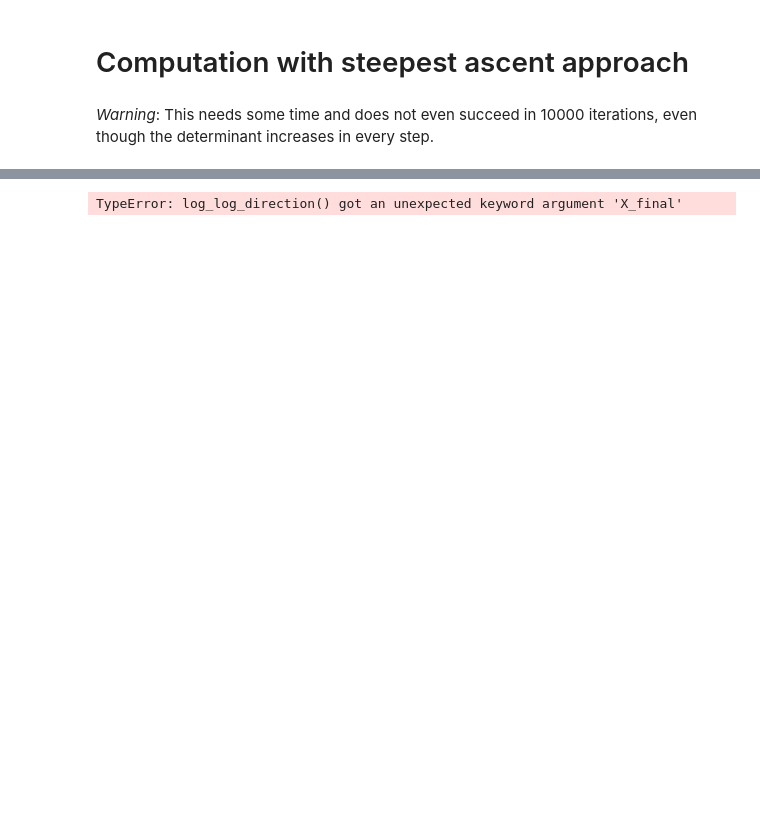
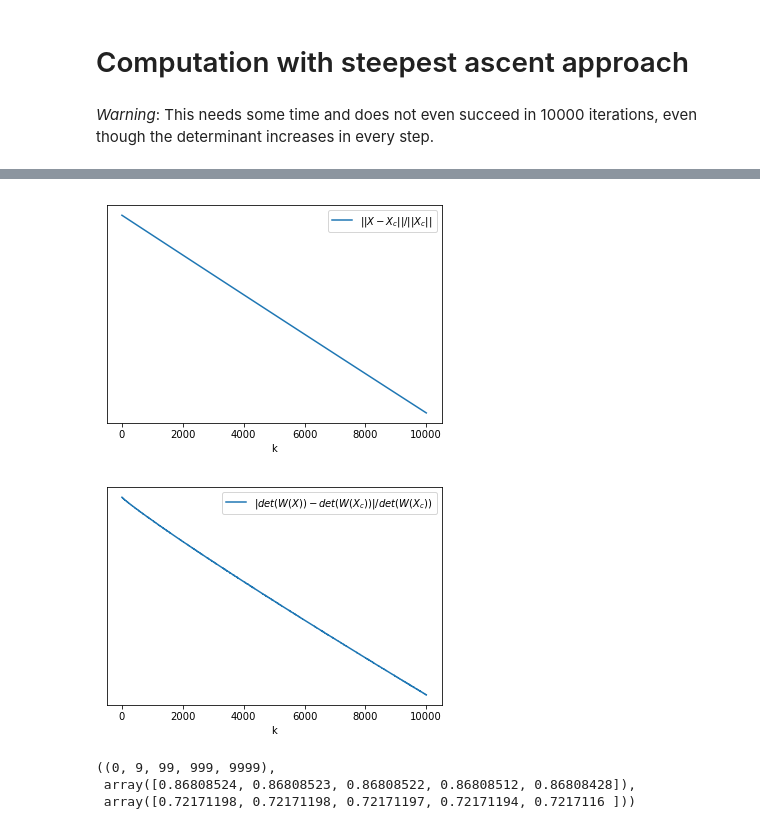
Before and after one commit to dbacc/analyticcenter, a Jupyter notebook: analyticcenter/examples/Publication_Example-n-30-m-10.ipynb, the cells around one changed output, grey strips where cells are left out. Saved outputs shown, nothing was run; the diff lists cells and outputs as text; code cells hidden in the pictures; blank space fills up the shorter version.

Commit message:
Added function for creating a table Used that function in Pub Example to get tabular values for Steepest descent method

```diff
--- a/analyticcenter/examples/Publication_Example-n-30-m-10.ipynb
+++ b/analyticcenter/examples/Publication_Example-n-30-m-10.ipynb
@@ -131,4 +167,11 @@ alg_steepest_ascent(X0=X0)
 # %%
-log_log_direction(alg_steepest_ascent.intermediate_X, alg_steepest_ascent.intermediate_det, X_final=alg_newton.intermediate_X[-1], det_final=alg_newton.intermediate_det[-1])
+log_log_direction(alg_steepest_ascent.intermediate_X, alg_steepest_ascent.intermediate_det, X_final=np.array(alg_newton.intermediate_X[-1]), det_final=alg_newton.intermediate_det[-1])
 # %% [output]
-TypeError: log_log_direction() got an unexpected keyword argument 'X_final'
+[figure, added]
+[figure, added]
+# %%
+tabular_data(alg_steepest_ascent.intermediate_X, alg_steepest_ascent.intermediate_det, X_final=np.array(alg_newton.intermediate_X[-1]), det_final=alg_newton.intermediate_det[-1])
+# %% [output]
+((0, 9, 99, 999, 9999),
+ array([0.86808524, 0.86808523, 0.86808522, 0.86808512, 0.86808428]),
+ array([0.72171198, 0.72171198, 0.72171197, 0.72171194, 0.7217116 ]))
```
Also changed, not shown: parts of 6 cells of this notebook, 7 other files.
